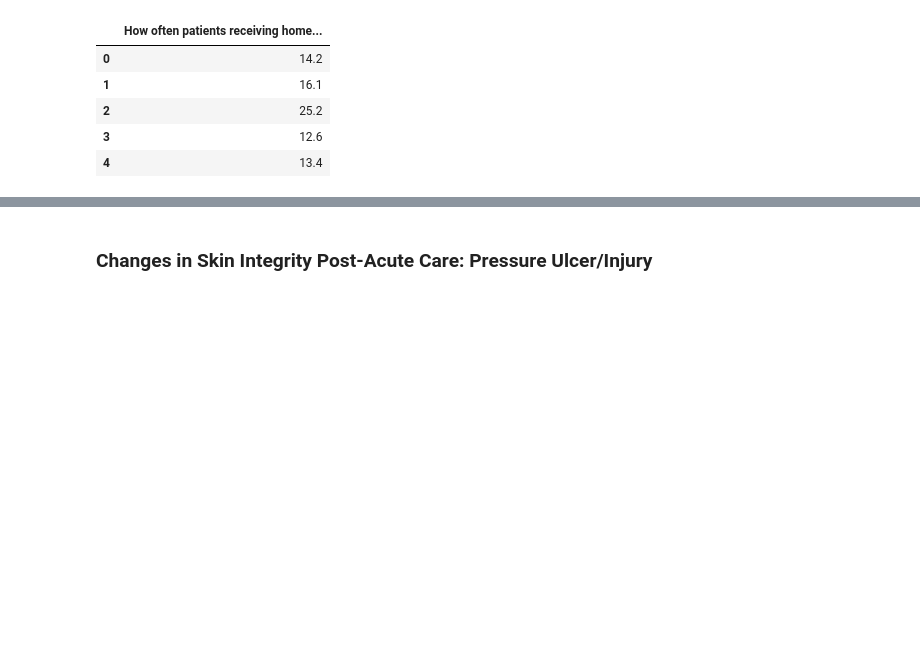
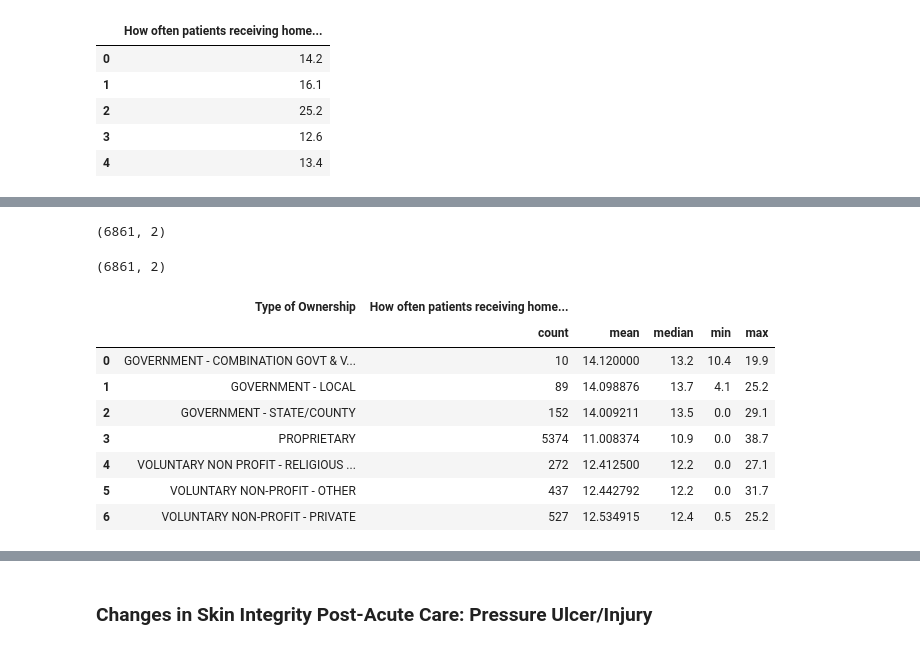
Before and after one commit to 1on1pt/CMS_Home_Health_Compare_January_2023_Refresh_Analysis, a Jupyter notebook: HH_Care_Compare_January_2023.ipynb, the cells around one changed output, grey strips where cells are left out. Cells and saved outputs as stored; diff of their text form; code cells hidden in the pictures; blank space fills up the shorter version.

```diff
--- a/HH_Care_Compare_January_2023.ipynb
+++ b/HH_Care_Compare_January_2023.ipynb
@@ -1382,0 +1401,22 @@ urgent_er_too_df.head()
+# %%
+urgent_er_too_clean_df.shape
+# %% [output]
+(6861, 2)
+# %%
+urgent_er_too_clean_df = urgent_er_too_clean_df.loc[(urgent_er_too_clean_df['Type of Ownership'] != '-')]
+urgent_er_too_clean_df.shape
+# %% [output]
+(6861, 2)
+# %%
+# Create a urgent_er_too_clean_df summary using .groupby
+urgent_er_too_clean_df.groupby(['Type of Ownership']).agg({'How often patients receiving home health care needed urgent, unplanned care in the ER without being admitted':['count', 'mean', 'median', 'min', 'max']}).reset_index()
+# %% [output]
+|  | Type of Ownership | How often patients receiving home... |  |  |  |  |
+|  |  | count | mean | median | min | max |
+| 0 | GOVERNMENT - COMBINATION GOVT & V... | 10 | 14.120000 | 13.2 | 10.4 | 19.9 |
+| 1 | GOVERNMENT - LOCAL | 89 | 14.098876 | 13.7 | 4.1 | 25.2 |
+| 2 | GOVERNMENT - STATE/COUNTY | 152 | 14.009211 | 13.5 | 0.0 | 29.1 |
+| 3 | PROPRIETARY | 5374 | 11.008374 | 10.9 | 0.0 | 38.7 |
+| 4 | VOLUNTARY NON PROFIT - RELIGIOUS ... | 272 | 12.412500 | 12.2 | 0.0 | 27.1 |
+| 5 | VOLUNTARY NON-PROFIT - OTHER | 437 | 12.442792 | 12.2 | 0.0 | 31.7 |
+| 6 | VOLUNTARY NON-PROFIT - PRIVATE | 527 | 12.534915 | 12.4 | 0.5 | 25.2 |
```
Also changed, not shown: parts of 31 cells of this notebook.
